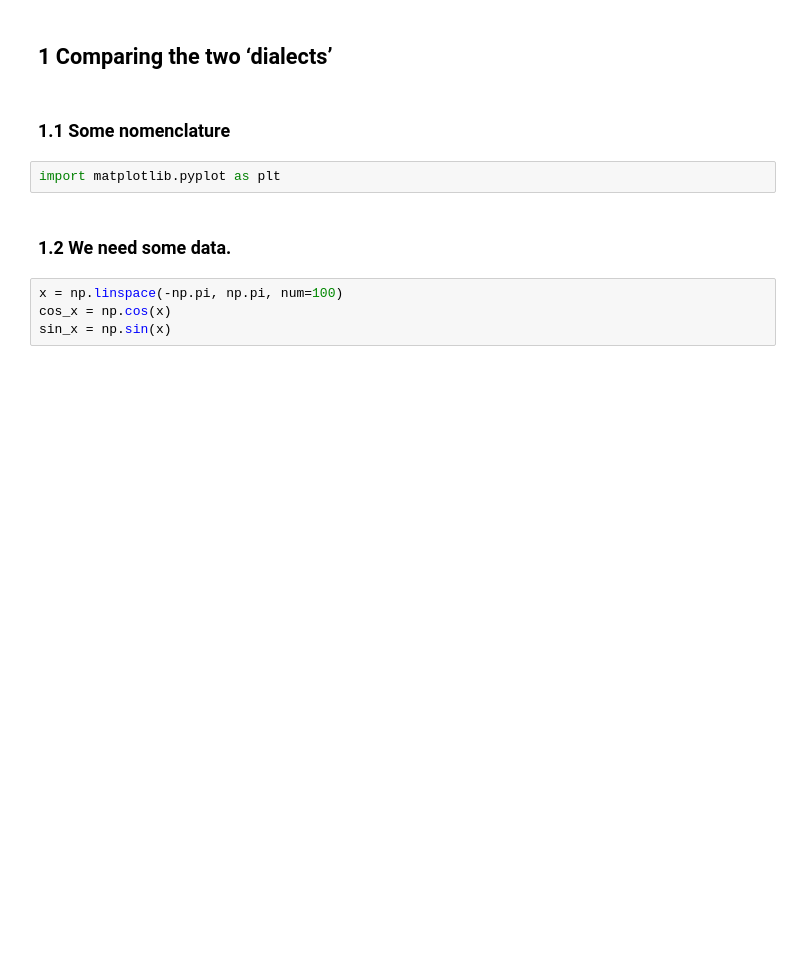
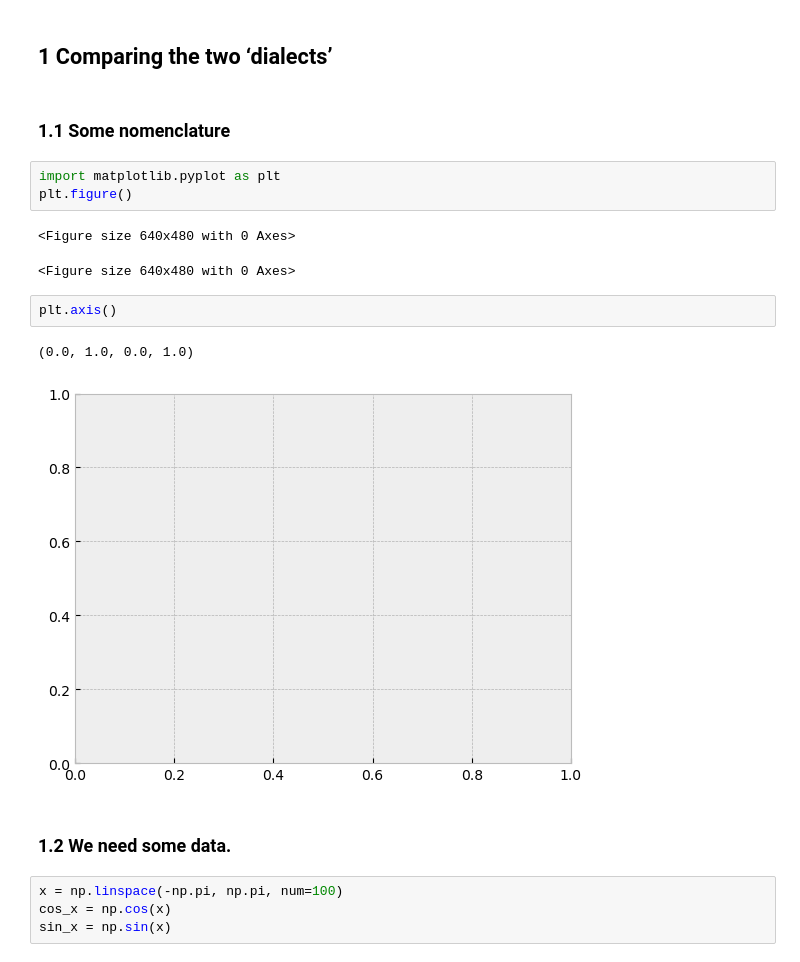
Before and after one commit to SPS-SP2273/learning-portfolio-yimqiy, a Jupyter notebook: plotting/plotting_(good).ipynb, the cells around one changed output. Drawn from its saved outputs; the diff is of its cells as text; blank space fills up the shorter version.

```diff
--- a/plotting/plotting_(good).ipynb
+++ b/plotting/plotting_(good).ipynb
@@ -6,6 +6,15 @@
 ### 1.1 Some nomenclature
 # %%
 import matplotlib.pyplot as plt
+plt.figure()
+# %% [output]
+<Figure size 640x480 with 0 Axes>
+<Figure size 640x480 with 0 Axes>
+# %%
+plt.axis()
+# %% [output]
+(0.0, 1.0, 0.0, 1.0)
+[figure, added]
 # %% [markdown]
 ### 1.2 We need some data.
 # %%
```
Also changed, not shown: parts of 10 cells of this notebook, 8 other files.
